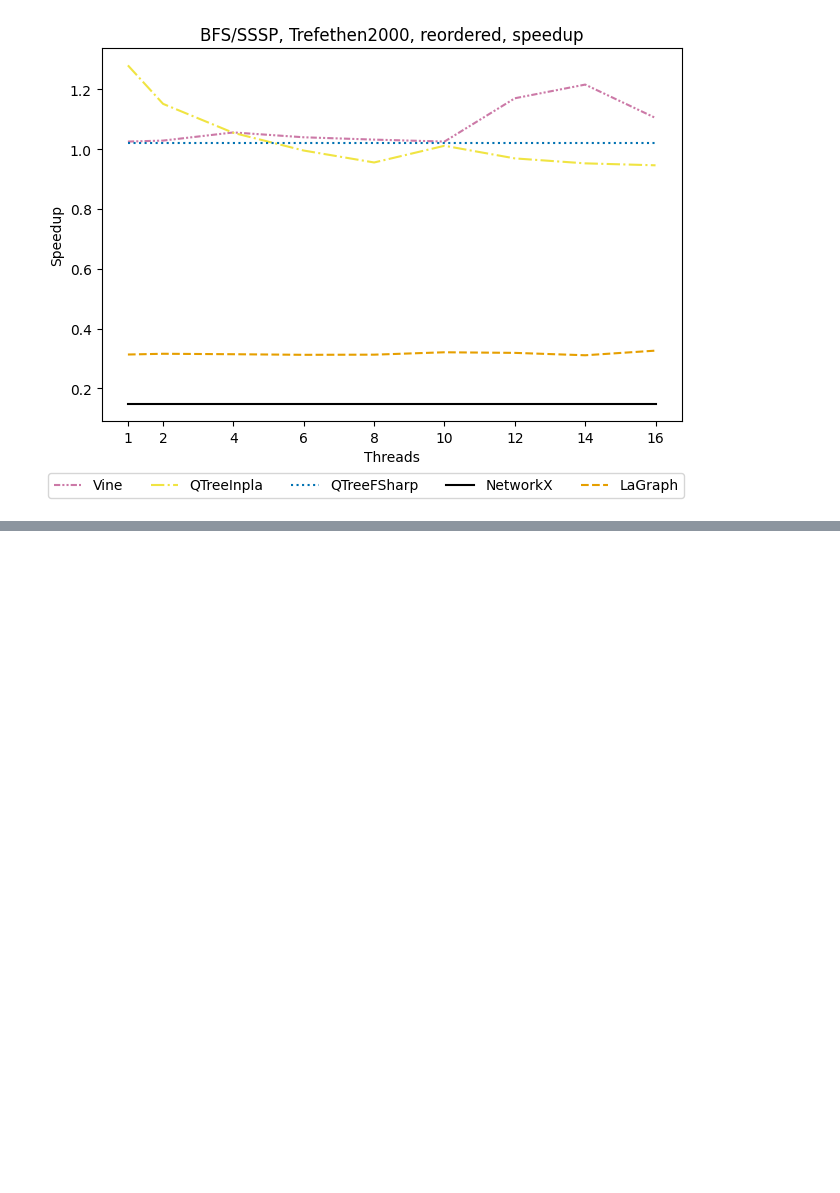
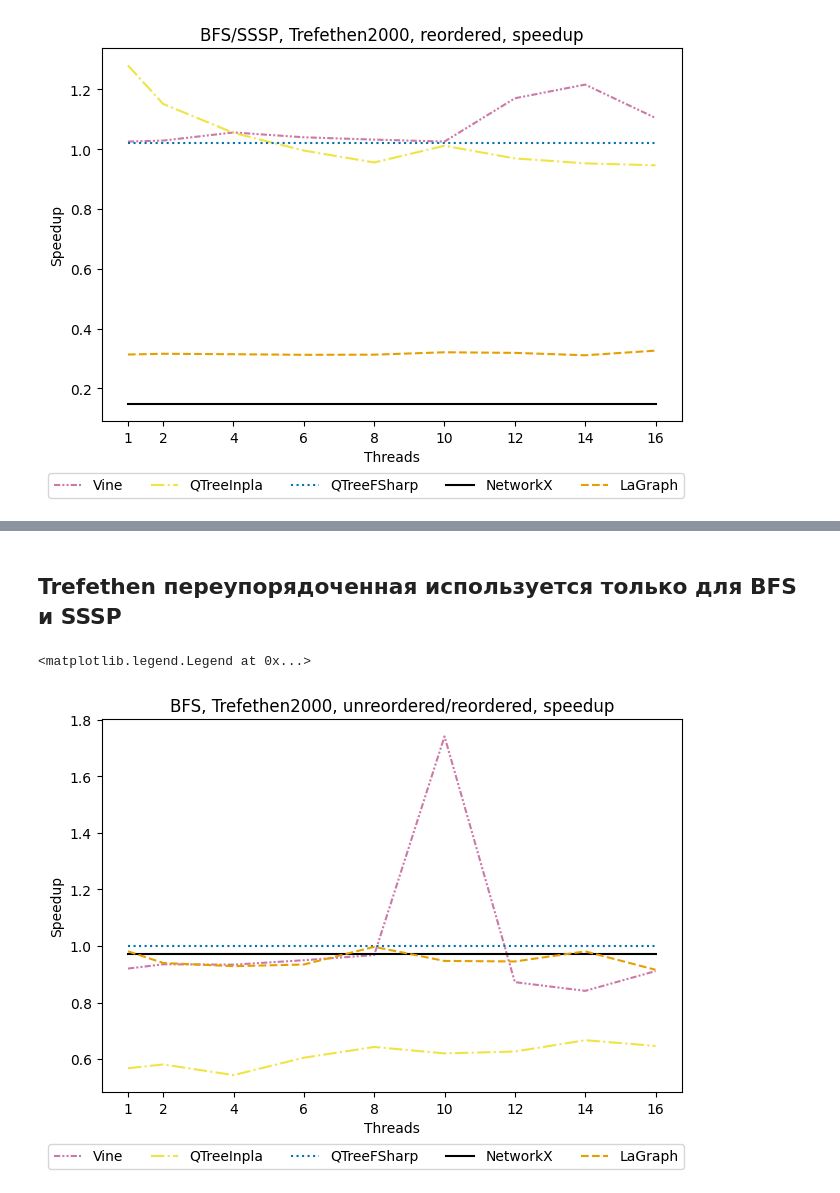
Before and after one commit to Lamagraph/graph-benchmarks, a Jupyter notebook: plots.ipynb, the cells around one changed output, grey strips where cells are left out. Saved outputs shown, nothing was run; the diff lists cells and outputs as text; code cells hidden in the pictures; blank space fills up the shorter version.

Commit message:
WIP plots

```diff
--- a/plots.ipynb
+++ b/plots.ipynb
@@ -390,18 +390,18 @@ fig.legend(loc="outside lower center", ncols=2)
 # Для trefethen для всех попробовать нарисовать отношение времени bfs к sssp. Идея: оценить "расходы на арифметику" при одинаковой структуре вычислений.
 # %%
 (trefethen_bfs_inpla_times, trefethen_bfs_inpla_error) = get_inpla_results(results, "bfs", "Trefethen_2000")
-(trefethen_bfs_reord_inpla_times, trefethen_bfs_reord_inpla_error) = get_inpla_results(results, "bfs", "Trefethen_2000_reordered")
+(trefethen_reord_bfs_inpla_times, trefethen_reord_bfs_inpla_error) = get_inpla_results(results, "bfs", "Trefethen_2000_reordered")
 
 (trefethen_bfs_fsharp_times, trefethen_bfs_fsharp_error) = get_fsharp_results(results, "bfs", "Trefethen_2000")
-(trefethen_bfs_reord_fsharp_times, trefethen_bfs_reord_fsharp_error) = get_fsharp_results(results, "bfs", "Trefethen_2000_reordered")
+(trefethen_reord_bfs_fsharp_times, trefethen_reord_bfs_fsharp_error) = get_fsharp_results(results, "bfs", "Trefethen_2000_reordered")
 
 (trefethen_bfs_lagraph_times, trefethen_bfs_lagraph_error) = get_lagraph_results(results, "bfs", "Trefethen_2000")
-(trefethen_bfs_reord_lagraph_times, trefethen_bfs_reord_lagraph_error) = get_lagraph_results(results, "bfs", "Trefethen_2000_reordered")
+(trefethen_reord_bfs_lagraph_times, trefethen_reord_bfs_lagraph_error) = get_lagraph_results(results, "bfs", "Trefethen_2000_reordered")
 
 (trefethen_bfs_networkx_times, trefethen_bfs_networkx_error) = get_networkx_results(results, "bfs", "Trefethen_2000")
-(trefethen_bfs_reord_networkx_times, trefethen_bfs_reord_networkx_error) = get_networkx_results(results, "bfs", "Trefethen_2000_reordered")
+(trefethen_reord_bfs_networkx_times, trefethen_reord_bfs_networkx_error) = get_networkx_results(results, "bfs", "Trefethen_2000_reordered")
 
 (trefethen_bfs_vine_times, trefethen_bfs_vine_error) = get_vine_results(results, "bfs", "Trefethen_2000")
-(trefethen_bfs_reord_vine_times, trefethen_bfs_reord_vine_error) = get_vine_results(results, "bfs", "Trefethen_2000_reordered")
+(trefethen_reord_bfs_vine_times, trefethen_reord_bfs_vine_error) = get_vine_results(results, "bfs", "Trefethen_2000_reordered")
 # %%
 (trefethen_sssp_inpla_times, trefethen_sssp_inpla_error) = get_inpla_results(results, "sssp", "Trefethen_2000")
@@ -532,0 +535,56 @@ fig.legend(loc="outside lower center", ncols=5)
+# %% [markdown]
+## Trefethen переупорядоченная используется только для BFS и SSSP
+# %%
+trefethen_un_reord_bfs_inpla_ratio = trefethen_bfs_inpla_times / trefethen_reord_bfs_inpla_times
+trefethen_un_reord_bfs_fsharp_ratio = trefethen_bfs_fsharp_times / trefethen_reord_bfs_fsharp_times
+trefethen_un_reord_bfs_networkx_ratio = trefethen_bfs_networkx_times / trefethen_reord_bfs_networkx_times
+trefethen_un_reord_bfs_lagraph_ratio = trefethen_bfs_lagraph_times / trefethen_reord_bfs_lagraph_times
+trefethen_un_reord_bfs_vine_ratio = trefethen_bfs_vine_times / trefethen_reord_bfs_vine_times
+# %%
+fig, ax = plt.subplots(layout="constrained")
+ax.set_title("BFS, Trefethen2000, unreordered/reordered, speedup")
+
+ax.set_xticks(thread_counts)
+ax.set_xlabel("Threads")
+ax.set_ylabel("Speedup")
+
+ax.plot(
+    thread_counts,
+    trefethen_un_reord_bfs_vine_ratio,
+    color="#CC79A7",
+    linestyle=(0, (3, 1, 1, 1, 1, 1)),
+    label="Vine",
+)
+ax.plot(
+    thread_counts,
+    trefethen_un_reord_bfs_inpla_ratio,
+    color="#F0E442",
+    linestyle="-.",
+    label="QTreeInpla",
+)
+ax.plot(
+    thread_counts,
+    trefethen_un_reord_bfs_fsharp_ratio,
+    color="#0072B2",
+    linestyle=":",
+    label="QTreeFSharp",
+)
+ax.plot(
+    thread_counts,
+    trefethen_un_reord_bfs_networkx_ratio,
+    color="#000000",
+    linestyle="-",
+    label="NetworkX",
+)
+ax.plot(
+    thread_counts,
+    trefethen_un_reord_bfs_lagraph_ratio,
+    color="#E69F00",
+    linestyle="--",
+    label="LaGraph",
+)
+
+fig.legend(loc="outside lower center", ncols=5)
+# %% [output]
+<matplotlib.legend.Legend at 0x...>
+[figure, added]
```
Also changed, not shown: parts of 19 cells of this notebook.
